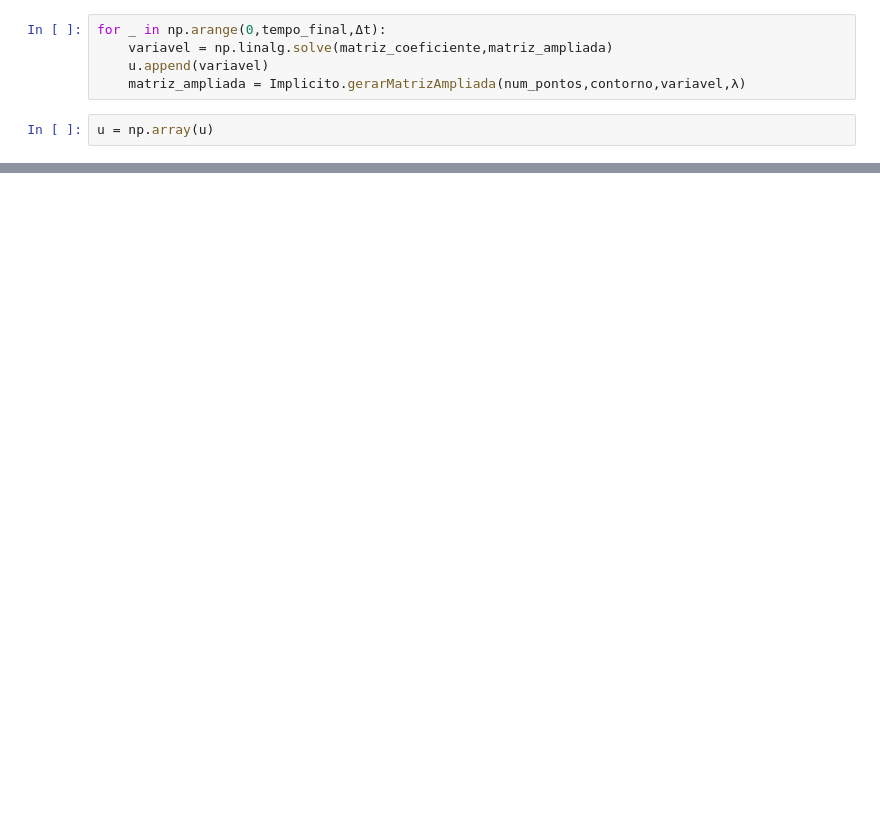
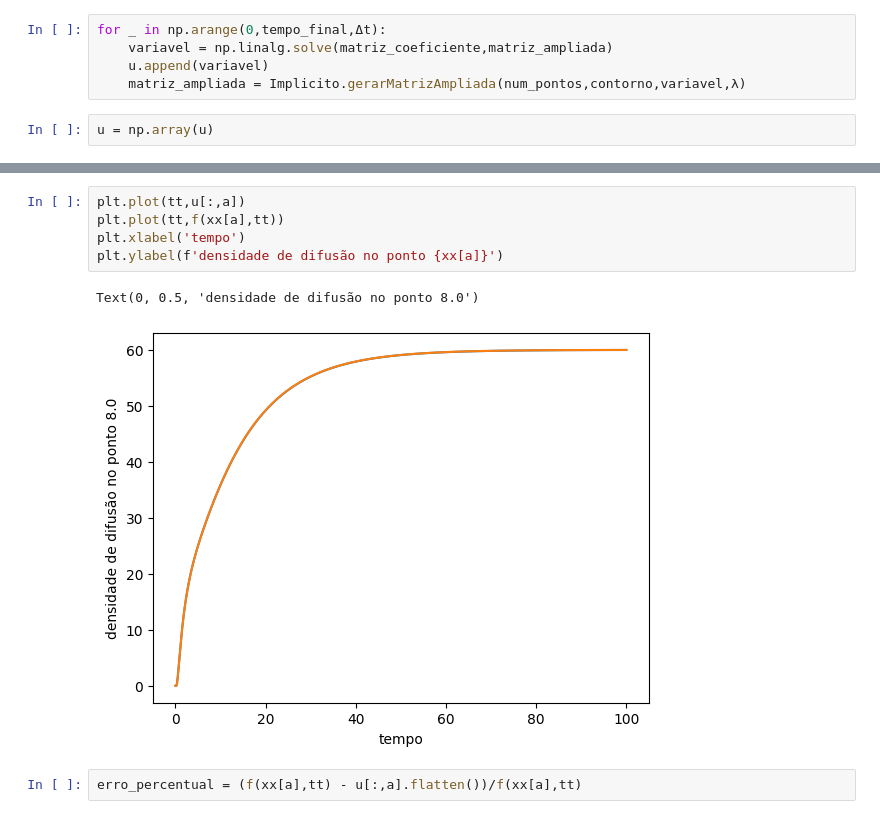
Before and after one commit to mickpires/diffusion, a Jupyter notebook: metodo implicito.ipynb, the cells around one changed output, grey strips where cells are left out. Cells and saved outputs as stored; diff of their text form; blank space fills up the shorter version.

```diff
--- a/metodo implicito.ipynb
+++ b/metodo implicito.ipynb
@@ -59,0 +63,10 @@ plt.plot(tt,u[:,11])
+# %%
+plt.plot(tt,u[:,a])
+plt.plot(tt,f(xx[a],tt))
+plt.xlabel('tempo')
+plt.ylabel(f'densidade de difusão no ponto {xx[a]}')
+# %% [output]
+Text(0, 0.5, 'densidade de difusão no ponto 8.0')
+[figure, added]
+# %%
+erro_percentual = (f(xx[a],tt) - u[:,a].flatten())/f(xx[a],tt)
```
Also changed, not shown: parts of 11 cells of this notebook, 4 other files.
